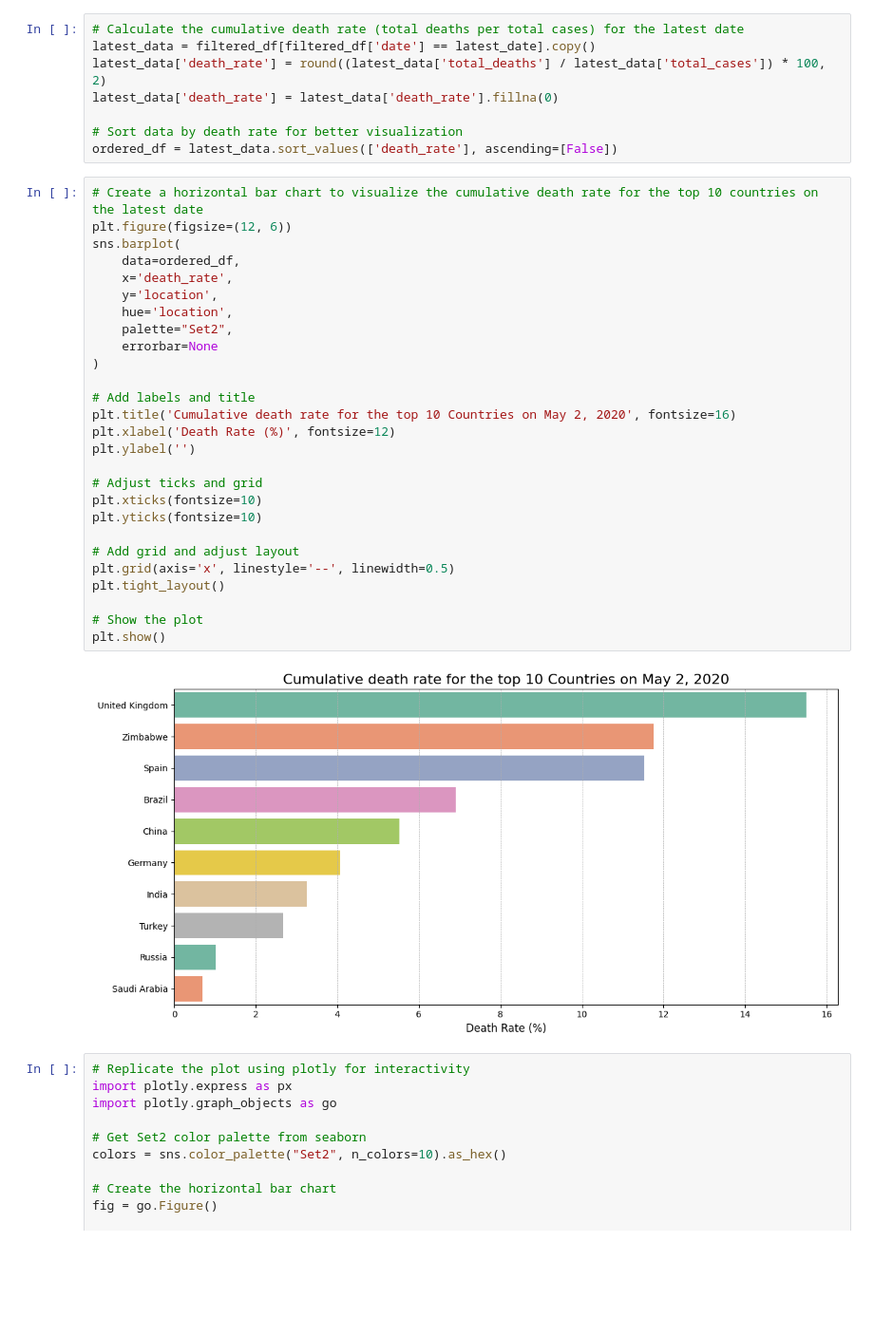
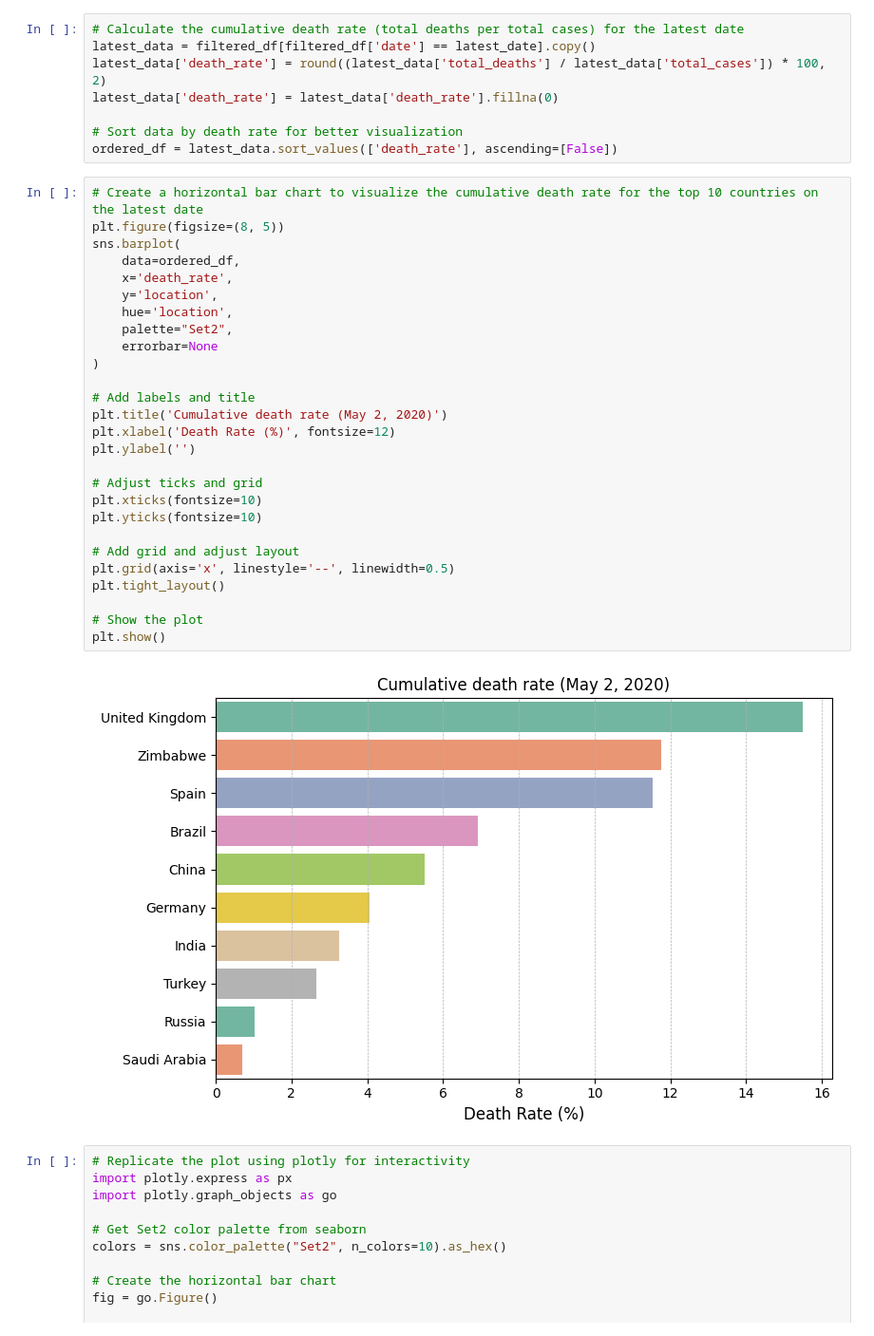
Before and after one commit to PanosChatzi/Healthcare_and_Bioinformatics_Analyses, a Jupyter notebook: covid_testing/covid_testing_analysis.ipynb, the cells around one changed output. Shown: that part at 95% size. Drawn from its saved outputs; the diff is of its cells as text; blank space fills up the shorter version.

```diff
--- a/covid_testing/covid_testing_analysis.ipynb
+++ b/covid_testing/covid_testing_analysis.ipynb
@@ -109,33 +109,33 @@ latest_data['death_rate'] = latest_data['death_rate'].fillna(0)
 ordered_df = latest_data.sort_values(['death_rate'], ascending=[False])
 # %%
 # Create a horizontal bar chart to visualize the cumulative death rate for the top 10 countries on the latest date
-plt.figure(figsize=(12, 6))
+plt.figure(figsize=(8, 5))
 sns.barplot(
     data=ordered_df,
     x='death_rate',
     y='location',
     hue='location',
     palette="Set2",
     errorbar=None
 )
 
 # Add labels and title
-plt.title('Cumulative death rate for the top 10 Countries on May 2, 2020', fontsize=16)
+plt.title('Cumulative death rate (May 2, 2020)')
 plt.xlabel('Death Rate (%)', fontsize=12)
 plt.ylabel('')
 
 # Adjust ticks and grid
 plt.xticks(fontsize=10)
 plt.yticks(fontsize=10)
 
 # Add grid and adjust layout
 plt.grid(axis='x', linestyle='--', linewidth=0.5)
 plt.tight_layout()
 
 # Show the plot
 plt.show()
 # %% [output]
-[figure, old version]
+[figure, new version]
 # %%
 # Replicate the plot using plotly for interactivity
 import plotly.express as px
```
Also changed, not shown: parts of 1 cell of this notebook, 9 other files.
